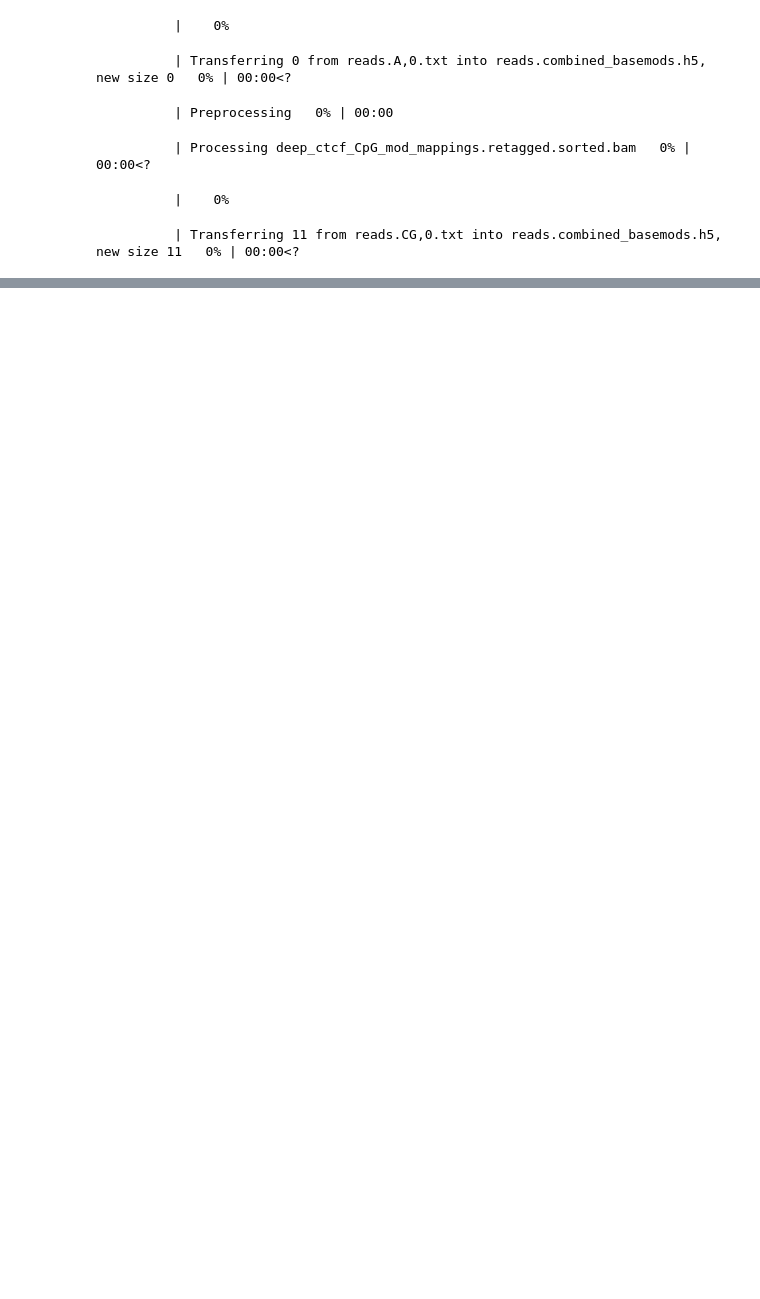
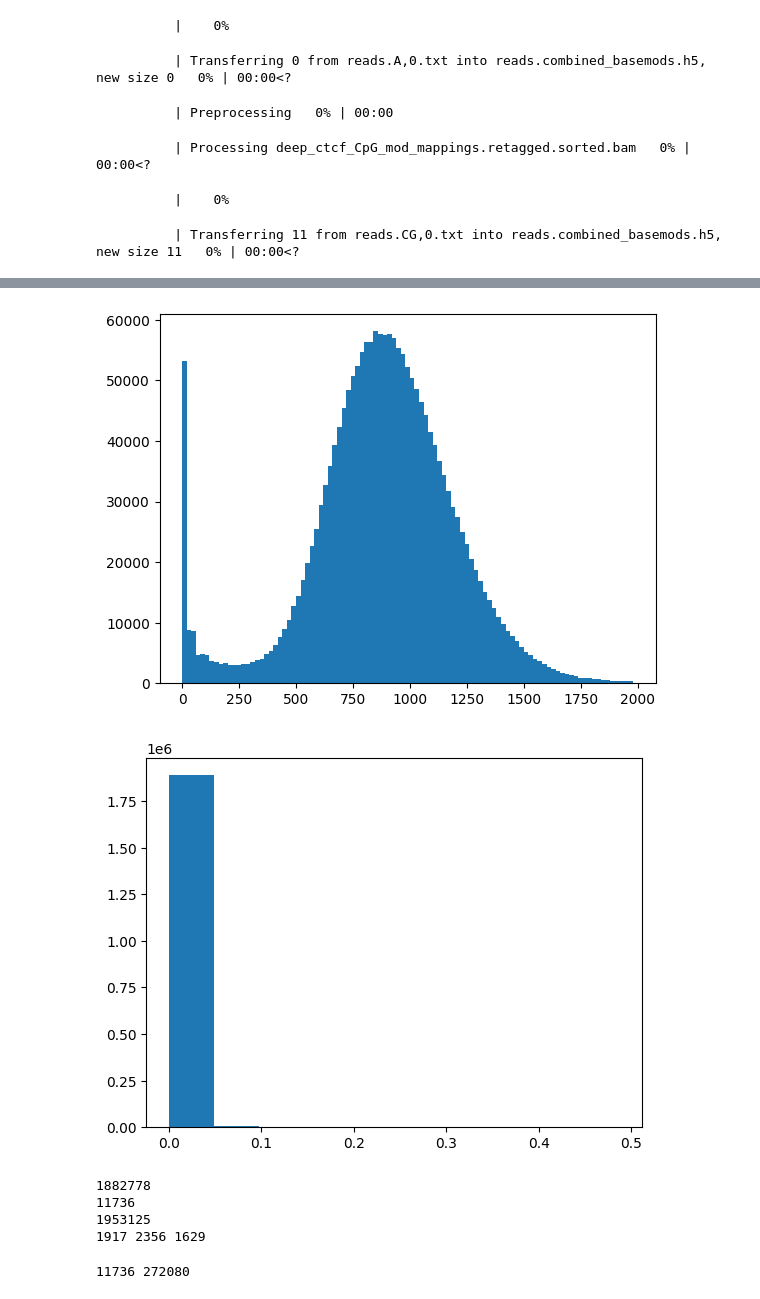
Before and after one commit to OberonDixon/methylseq-net, a Jupyter notebook: prototyping/preprocess_ctcf.ipynb, the cells around one changed output, grey strips where cells are left out. Drawn from its saved outputs; the diff is of its cells as text; code cells hidden in the pictures; blank space fills up the shorter version.

```diff
--- a/prototyping/preprocess_ctcf.ipynb
+++ b/prototyping/preprocess_ctcf.ipynb
@@ -179,3 +218,81 @@ Text(0.5, 1.0, 'deep ctcf chr1:206586331-206586361 +-10000bp no smoothing')
 #     relative = True,
 #     s=10,
 # )
+# %%
+mod_vector_allcontext,val_vector_allcontext = load_processed.pileup_vectors_from_bedmethyl(
+    bedmethyl_file = mA_pileup ,
+    regions = 'chr1:0-250000000',
+    motif='A,0',
+)
+# %%
+# Reshape the vector into chunks of 128 (make sure the total length is a multiple of 128)
+n_chunks = len(mod_vector_allcontext) // 128
+reshaped_mod_vector = mod_vector_allcontext[:n_chunks * 128].reshape(n_chunks, 128)
+reshaped_val_vector = val_vector_allcontext[:n_chunks * 128].reshape(n_chunks, 128)
+
+# Sum across each row to get the sums of each chunk
+mod_chunk_sums = reshaped_mod_vector.sum(axis=1)
+val_chunk_sums = reshaped_val_vector.sum(axis=1)
+# %%
+plt.hist(val_chunk_sums,bins=np.arange(0,2000,20))
+plt.show()
+plt.hist(mod_chunk_sums/val_chunk_sums)
+plt.show()
+# %% [output]
+[figure, added]
+[figure, added]
+# %%
+call_thresh = 0.05
+nearby_range = 512
+chr1_peaks_called = (mod_chunk_sums/val_chunk_sums)>call_thresh
+n = 5
+
+# Create a kernel of size 2n+1
+kernel = np.ones(2*n + 1)
+
+# Apply convolution
+convolved = np.convolve(chr1_peaks_called, kernel, mode='same')
+
+# Find indices where the convolution result is zero
+result_indices = np.where(convolved == 0)[0]
+
+# Count of such elements
+count_zeros = len(result_indices)
+print(count_zeros)
+print(np.sum(chr1_peaks_called))
+print(len(chr1_peaks_called))
+found = 0
+unfound = 0
+overfound = 0
+for peak in chip_peaks_dict['chr1']:
+    nearby_count = np.sum(chr1_peaks_called[peak//128-nearby_range//128:peak//128+nearby_range//128])
+    if nearby_count>1:
+        found+=1
+        overfound+=nearby_count-1
+    elif nearby_count>0:
+        found+=1
+    else:
+        unfound+=1
+
+print(overfound,found,unfound)
+# %% [output]
+1882778
+11736
+1953125
+1917 2356 1629
+# %%
+center_index = 3
+context = 3
+step = context*2 + 1
+negative = 0
+positive = 0
+while center_index + context < len(chr1_peaks_called):
+    if np.sum(chr1_peaks_called[center_index-context:center_index+context+1])==0:
+        negative+=1
+        center_index+=step
+    else:
+        positive+=np.sum(chr1_peaks_called[center_index-context:center_index+context+1])
+        center_index+=step
+print(positive,negative)
+# %% [output]
+11736 272080
```
Also changed, not shown: parts of 9 cells of this notebook, 6 other files.
